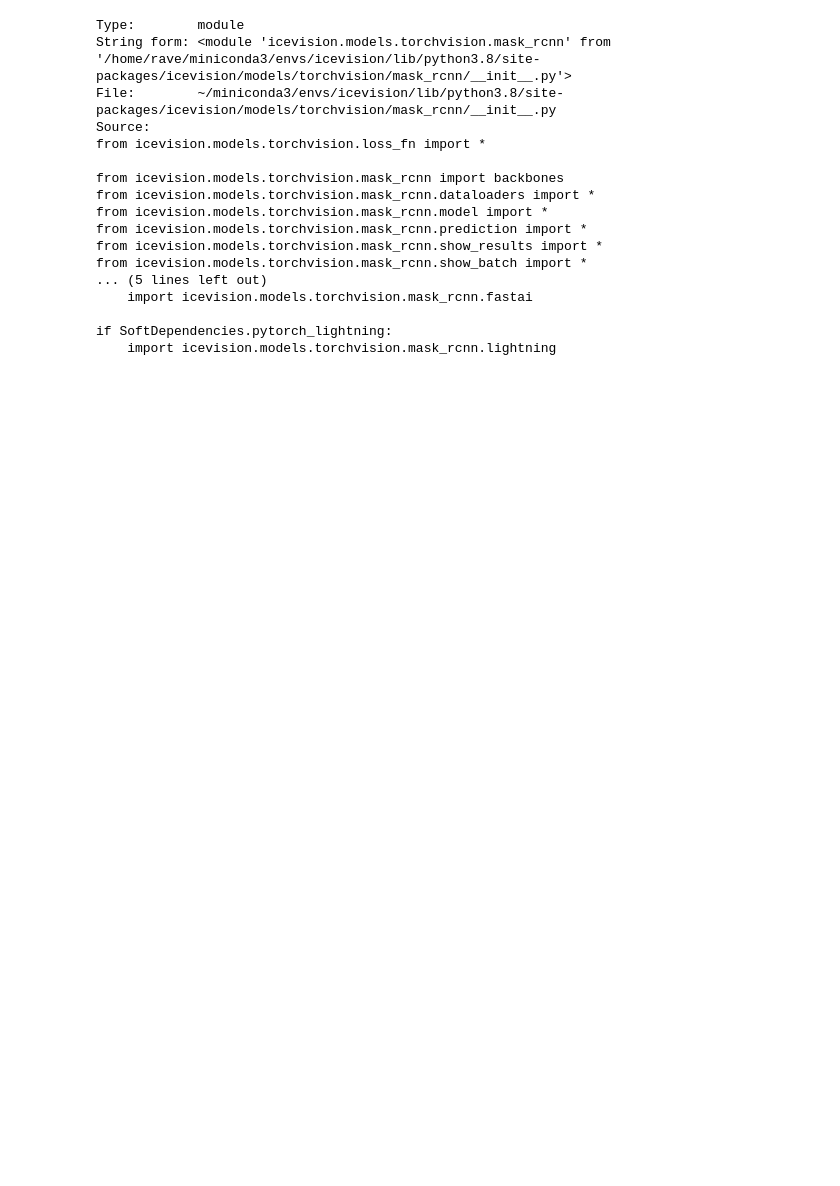
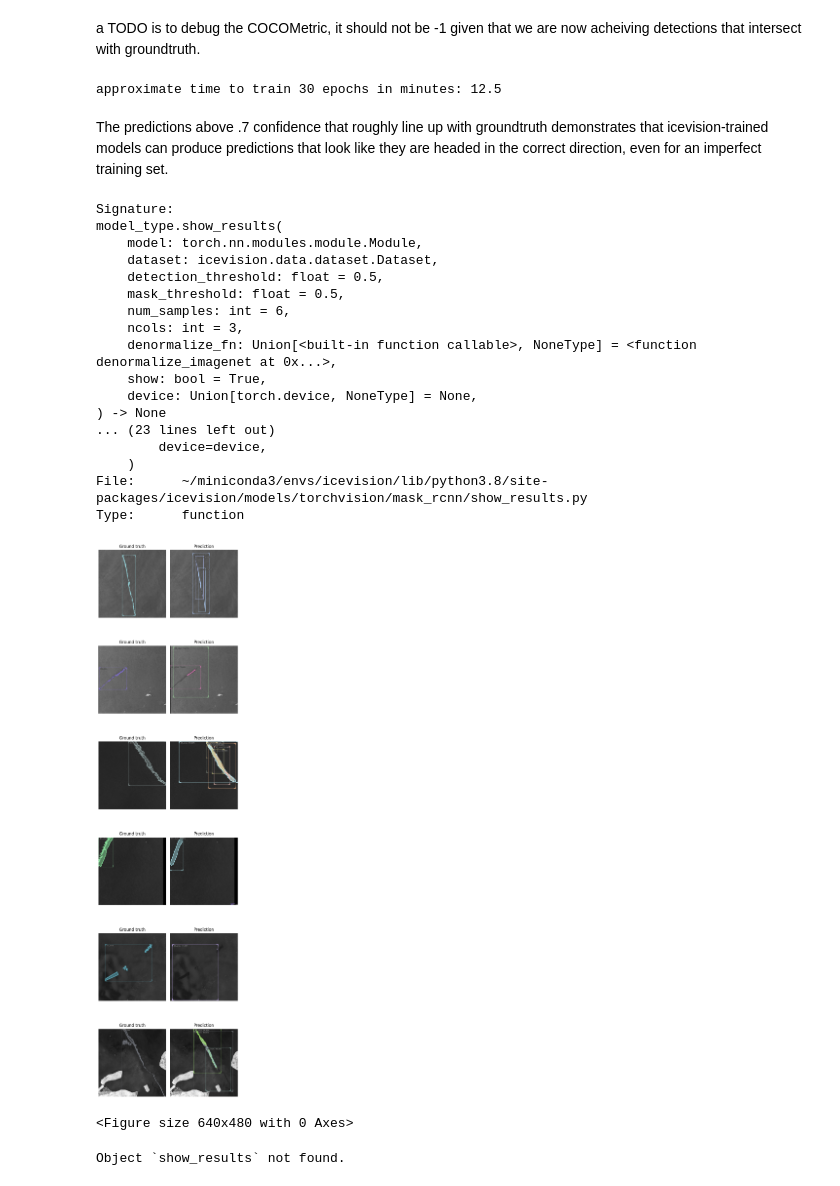
Before and after one commit to SkyTruth/cerulean-ml, a Jupyter notebook: notebooks/icevision_demo.ipynb, the cells around one changed output. Cells and saved outputs as stored; diff of their text form; code cells hidden in the pictures; blank space fills up the shorter version.

Commit message:
updated model demo nbs

```diff
--- a/notebooks/icevision_demo.ipynb
+++ b/notebooks/icevision_demo.ipynb
@@ -217,0 +155,14 @@ NameError: name 'aug_transforms' is not defined
+# %%
+train_ds = Dataset(train_records, train_tfms)
+valid_ds = Dataset(valid_records, valid_tfms)
+
+train_dl = model_type.train_dl(train_ds, batch_size=8, num_workers=6, shuffle=True) # adjust num_workers for your processor count
+valid_dl = model_type.valid_dl(valid_ds, batch_size=8, num_workers=6, shuffle=False)
+
+model = model_type.model(backbone=backbone(pretrained=False), num_classes=len(parser.class_map))
+
+metrics = [COCOMetric(metric_type=COCOMetricType.mask, print_summary=False)]
+
+learn = model_type.fastai.learner(dls=[train_dl, valid_dl], model=model, metrics=metrics)
+
+lr = learn.lr_find()
@@ -218,20 +200,38 @@ NameError: name 'aug_transforms' is not defined
+# %% [markdown]
+a TODO is to debug the COCOMetric, it should not be -1 given that we are now acheiving detections that intersect with groundtruth.
+# %%
+print(f"approximate time to train 30 epochs in minutes: {25*30/60}")
+# %% [output]
+approximate time to train 30 epochs in minutes: 12.5
+# %% [markdown]
+The predictions above .7 confidence that roughly line up with groundtruth demonstrates that icevision-trained models can produce predictions that look like they are headed in the correct direction, even for an imperfect training set.
 # %%
-model_type??
+model_type.show_results??
 # %% [output]
-Type:        module
-String form: <module 'icevision.models.torchvision.mask_rcnn' from '/home/rave/miniconda3/envs/icevision/lib/python3.8/site-packages/icevision/models/torchvision/mask_rcnn/__init__.py'>
-File:        ~/miniconda3/envs/icevision/lib/python3.8/site-packages/icevision/models/torchvision/mask_rcnn/__init__.py
-Source:
-from icevision.models.torchvision.loss_fn import *
-
-from icevision.models.torchvision.mask_rcnn import backbones
-from icevision.models.torchvision.mask_rcnn.dataloaders import *
-from icevision.models.torchvision.mask_rcnn.model import *
-from icevision.models.torchvision.mask_rcnn.prediction import *
-from icevision.models.torchvision.mask_rcnn.show_results import *
-from icevision.models.torchvision.mask_rcnn.show_batch import *
-... (5 lines left out)
-    import icevision.models.torchvision.mask_rcnn.fastai
-
-if SoftDependencies.pytorch_lightning:
-    import icevision.models.torchvision.mask_rcnn.lightning
+Signature:
+model_type.show_results(
+    model: torch.nn.modules.module.Module,
+    dataset: icevision.data.dataset.Dataset,
+    detection_threshold: float = 0.5,
+    mask_threshold: float = 0.5,
+    num_samples: int = 6,
+    ncols: int = 3,
+    denormalize_fn: Union[<built-in function callable>, NoneType] = <function denormalize_imagenet at 0x...>,
+    show: bool = True,
+    device: Union[torch.device, NoneType] = None,
+) -> None
+... (23 lines left out)
+        device=device,
+    )
+File:      ~/miniconda3/envs/icevision/lib/python3.8/site-packages/icevision/models/torchvision/mask_rcnn/show_results.py
+Type:      function
+# %%
+x = model_type.show_results(model, valid_ds, detection_threshold=.6)
+plt.savefig("inference_results.png")
+# %% [output]
+[figure, added]
+<Figure size 640x480 with 0 Axes>
+# %%
+show_results??
+# %% [output]
+Object `show_results` not found.
```
Also changed, not shown: parts of 33 cells of this notebook, 2 other files.
